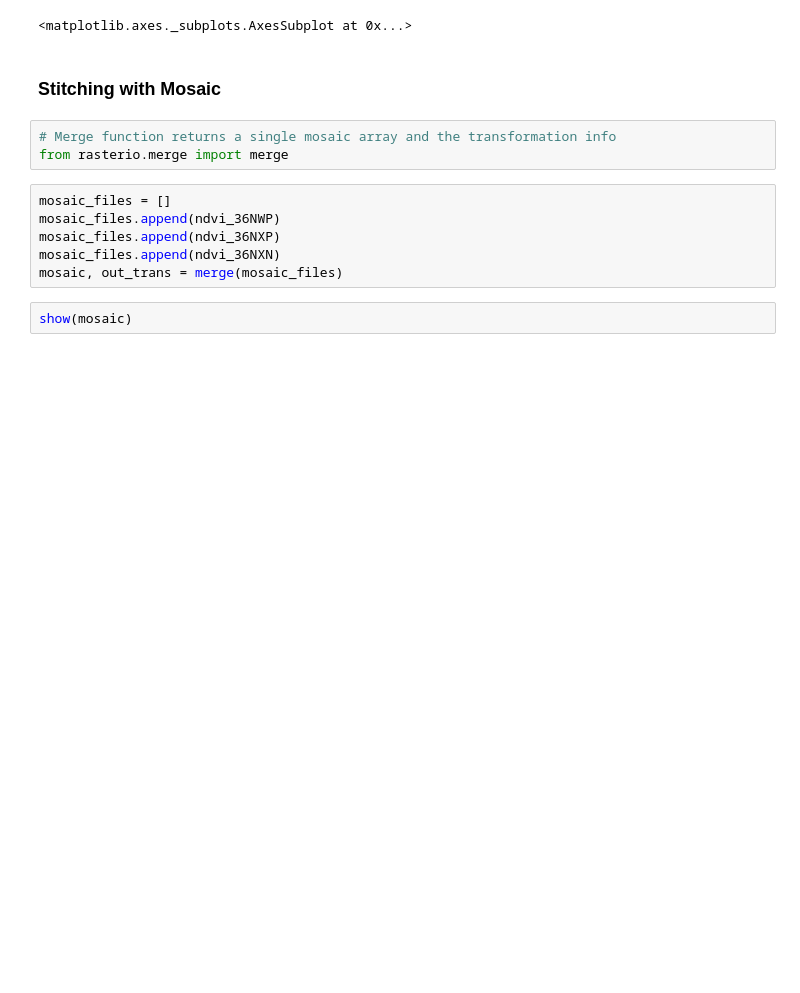
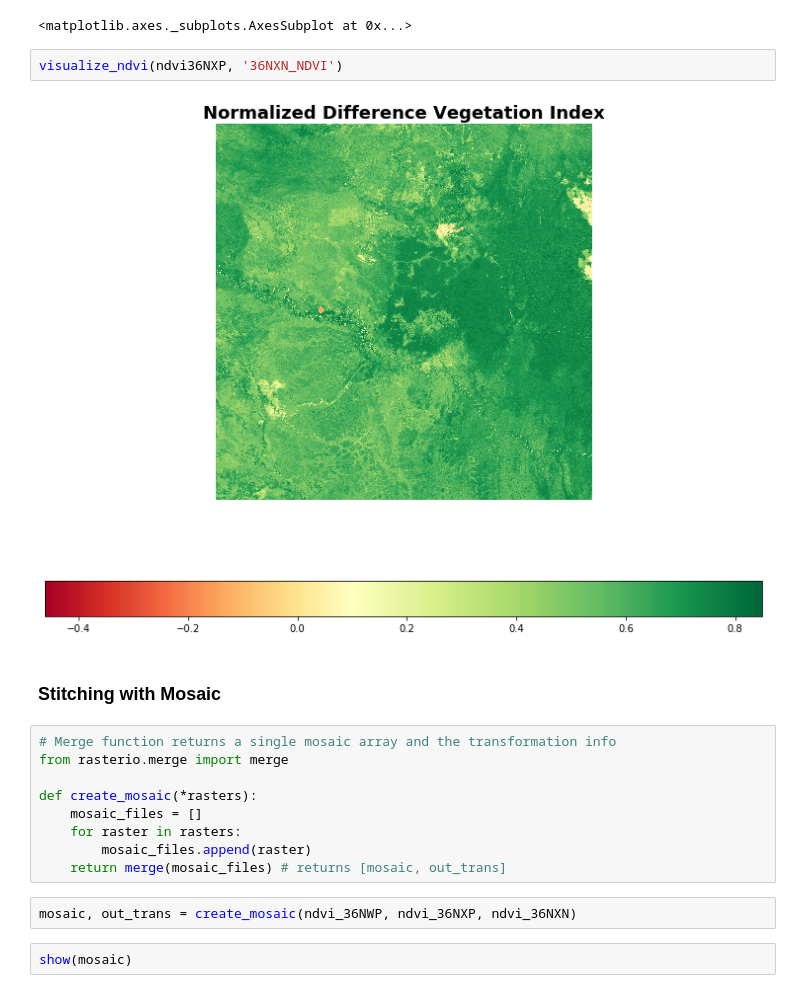
Before and after one commit to arisema/RemoteSensing, a Jupyter notebook: NDVI_SWEthiopia_with_Mosaic.ipynb, the cells around one changed output. Saved outputs shown, nothing was run; the diff lists cells and outputs as text; blank space fills up the shorter version.

```diff
--- a/NDVI_SWEthiopia_with_Mosaic.ipynb
+++ b/NDVI_SWEthiopia_with_Mosaic.ipynb
@@ -166,17 +245,23 @@ show(ndvi_36NXN)
 # %% [output]
 [figure]
 <matplotlib.axes._subplots.AxesSubplot at 0x...>
+# %%
+visualize_ndvi(ndvi36NXP, '36NXN_NDVI')
+# %% [output]
+[figure, added]
 # %% [markdown]
 ### Stitching with Mosaic
 # %%
 # Merge function returns a single mosaic array and the transformation info
 from rasterio.merge import merge
+
+def create_mosaic(*rasters):
+    mosaic_files = []
+    for raster in rasters:
+        mosaic_files.append(raster)
+    return merge(mosaic_files) # returns [mosaic, out_trans]
-# %%
-mosaic_files = []
-mosaic_files.append(ndvi_36NWP)
-mosaic_files.append(ndvi_36NXP)
-mosaic_files.append(ndvi_36NXN)
-mosaic, out_trans = merge(mosaic_files)
+# %%
+mosaic, out_trans = create_mosaic(ndvi_36NWP, ndvi_36NXP, ndvi_36NXN)
 # %%
 show(mosaic)
 # %% [output]
```
Also changed, not shown: parts of 14 cells of this notebook.
